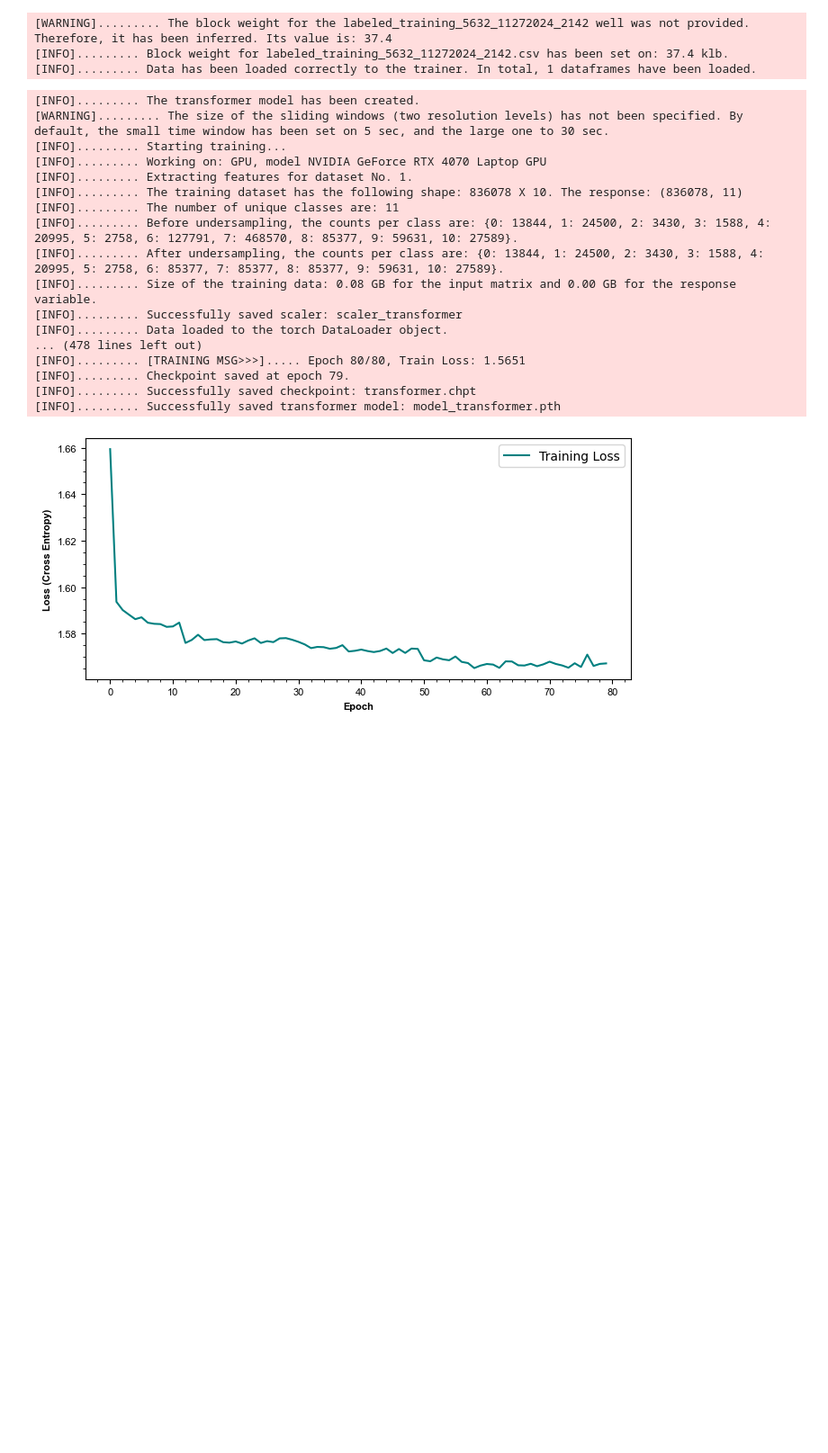
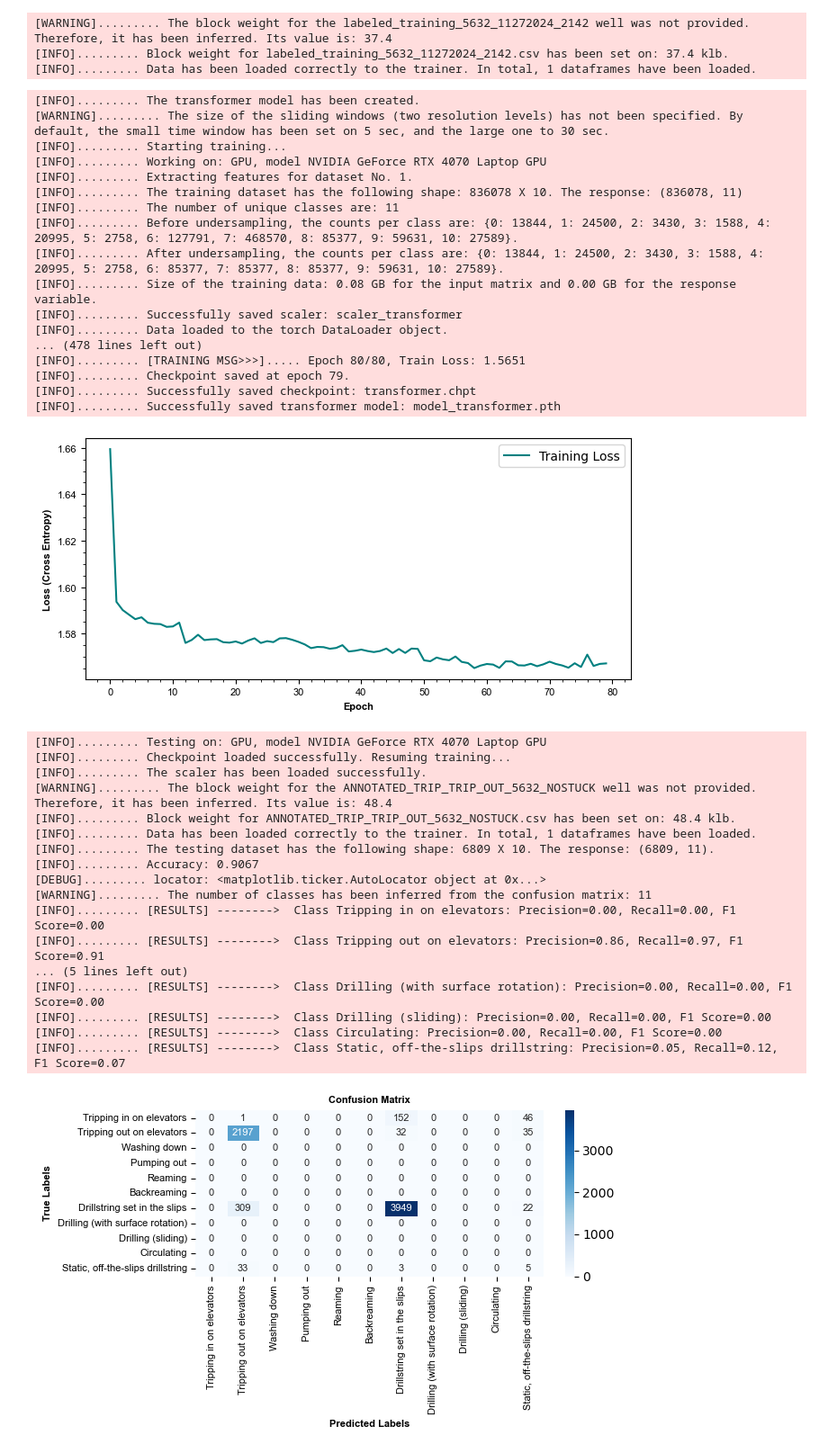
Before and after one commit to acmontesh/RigState, a Jupyter notebook: COLAB_READY_TRAINING_TRANSFORMER.ipynb, the cells around one changed output. Shown at 90% size. Saved outputs shown, nothing was run; the diff lists cells and outputs as text; code cells hidden in the pictures; blank space fills up the shorter version.

```diff
--- a/COLAB_READY_TRAINING_TRANSFORMER.ipynb
+++ b/COLAB_READY_TRAINING_TRANSFORMER.ipynb
@@ -83,9 +83,14 @@ class Nomenclature:
     EFF_HOOK_LOAD_MNEMO     = 'Effective Hook Load [klb]'
     ROP_MEAN_MNEMO          = 'ROP Mean'
     BLOCK_POSITION_TREND_SHORT_MNEMO='Short-Term Block Position Trend'
+    BLOCK_POSITION_TREND_IT1_MNEMO='Intermediate-Term 1 Block Position Trend'
+    BLOCK_POSITION_TREND_IT2_MNEMO='Intermediate-Term 2 Block Position Trend'
     BLOCK_POSITION_TREND_LONG_MNEMO='Long-Term Block Position Trend'
     HOOK_LOAD_SHORT_TREND='Short-Term Effective Hook Load Trend'
+    HOOK_LOAD_TREND_IT1_MNEMO='Intermediate-Term 1 Effective Hook Load Trend'
+    HOOK_LOAD_TREND_IT2_MNEMO='Intermediate-Term 2 Effective Hook Load Trend'
     HOOK_LOAD_LONG_TREND='Long-Term Effective Hook Load Trend'
+
     BACKREAMING_MNEMO       = 117
     TRIP_OUT_ELEV_MNEMO     = 112
     PUMPING_OUT_MNEMO       = 115
@@ -94,6 +99,8 @@ class Nomenclature:
     CONNECTION_MNEMO        = 118
     TRANSFORMER_MODEL_MNEMO = "transformer"
     LSTM_MODEL_MNEMO        = "lstm"
+    CONV_LSTM_MODEL_MNEMO  = "conv_lstm"
+    CONV_TRANSFORMER_MODEL_MNEMO="conv_transformer"
     GOAL_RIG_STATES         = [111,112,114,115,116,117,118,119,120,121,124]
     DICT_RIG_STATES         = {
                                     111:"Tripping in on elevators",
@@ -142,7 +149,7 @@ class TimeSeriesTransformer( nn.Module ):
         self.D                  = nInputs
         self.dModel             = dModel
         self.inputProjection    = nn.Linear(  nInputs, dModel  )
-        self.posEncoding        = nn.Parameter( self._generatePosEncoding( dModel, maxLength=500 ), requires_grad=False )
+        self.posEncoding        = nn.Parameter( self._generatePosEncoding( dModel, maxLength=300 ), requires_grad=False )
         encoderLayer            = nn.TransformerEncoderLayer( d_model=dModel, nhead=nHead, dim_feedforward=dimFeedForward, dropout=dropoutRate )
         self.transformerEncoder = nn.TransformerEncoder(encoderLayer, num_layers=nLayers)
         self.fc                 = nn.Linear( dModel, nOutput  )
@@ -633,3 +771,37 @@ trainLosses, model=trainer.trainModel( "transformer",batchSize=1024,nEpochs=80,n
 trainer.plotLosses( trainLosses,None )
 # %% [output]
 [figure]
+# %%
+trainer=Trainer(  )
+preds,dfTraining = trainer.testModel( r"C:\Users\abrah\OneDrive\Doctorate Petroleum Engineering\0A. RESEARCH PROJECT\16. RIG ACTIVITY ENGINE\0. DATA\temp5",
+                  pathScaler=r"C:\Users\abrah\OneDrive\Doctorate Petroleum Engineering\0A. RESEARCH PROJECT\16. RIG ACTIVITY ENGINE\3. CHECKPOINTS\Stratified Models\LSTM_H150\scaler_transformer_SW5_30_SW5_30CV15_H150_L5.pkl",
+                  # modelType='lstm',
+                  modelType='lstm',
+                  loadFromPath=r"C:\Users\abrah\OneDrive\Doctorate Petroleum Engineering\0A. RESEARCH PROJECT\16. RIG ACTIVITY ENGINE\3. CHECKPOINTS\Stratified Models\LSTM_H150\lstm_H150_L5_SW5_30_SWC15_CV15",
+                  slidingWindow=[5,30],
+                  slidingWindowCoverage=15,
+                  nInputs=10,
+                  nLayers=5,
+                  # nHeads=8,
+                  nHidden=150,
+                  # blockWeights={"TRIP_IN_5632_NOSTUCK":46}
+                    )
+# %% [output]
+[INFO]......... Testing on: GPU, model NVIDIA GeForce RTX 4070 Laptop GPU
+[INFO]......... Checkpoint loaded successfully. Resuming training...
+[INFO]......... The scaler has been loaded successfully.
+[WARNING]......... The block weight for the ANNOTATED_TRIP_TRIP_OUT_5632_NOSTUCK well was not provided. Therefore, it has been inferred. Its value is: 48.4
+[INFO]......... Block weight for ANNOTATED_TRIP_TRIP_OUT_5632_NOSTUCK.csv has been set on: 48.4 klb.
+[INFO]......... Data has been loaded correctly to the trainer. In total, 1 dataframes have been loaded.
+[INFO]......... The testing dataset has the following shape: 6809 X 10. The response: (6809, 11).
+[INFO]......... Accuracy: 0.9067
+[DEBUG]......... locator: <matplotlib.ticker.AutoLocator object at 0x...>
+[WARNING]......... The number of classes has been inferred from the confusion matrix: 11
+[INFO]......... [RESULTS] -------->  Class Tripping in on elevators: Precision=0.00, Recall=0.00, F1 Score=0.00
+[INFO]......... [RESULTS] -------->  Class Tripping out on elevators: Precision=0.86, Recall=0.97, F1 Score=0.91
+... (5 lines left out)
+[INFO]......... [RESULTS] -------->  Class Drilling (with surface rotation): Precision=0.00, Recall=0.00, F1 Score=0.00
+[INFO]......... [RESULTS] -------->  Class Drilling (sliding): Precision=0.00, Recall=0.00, F1 Score=0.00
+[INFO]......... [RESULTS] -------->  Class Circulating: Precision=0.00, Recall=0.00, F1 Score=0.00
+[INFO]......... [RESULTS] -------->  Class Static, off-the-slips drillstring: Precision=0.05, Recall=0.12, F1 Score=0.07
+[figure, added]
```
Also changed, not shown: parts of 33 cells of this notebook, 16 other files.
